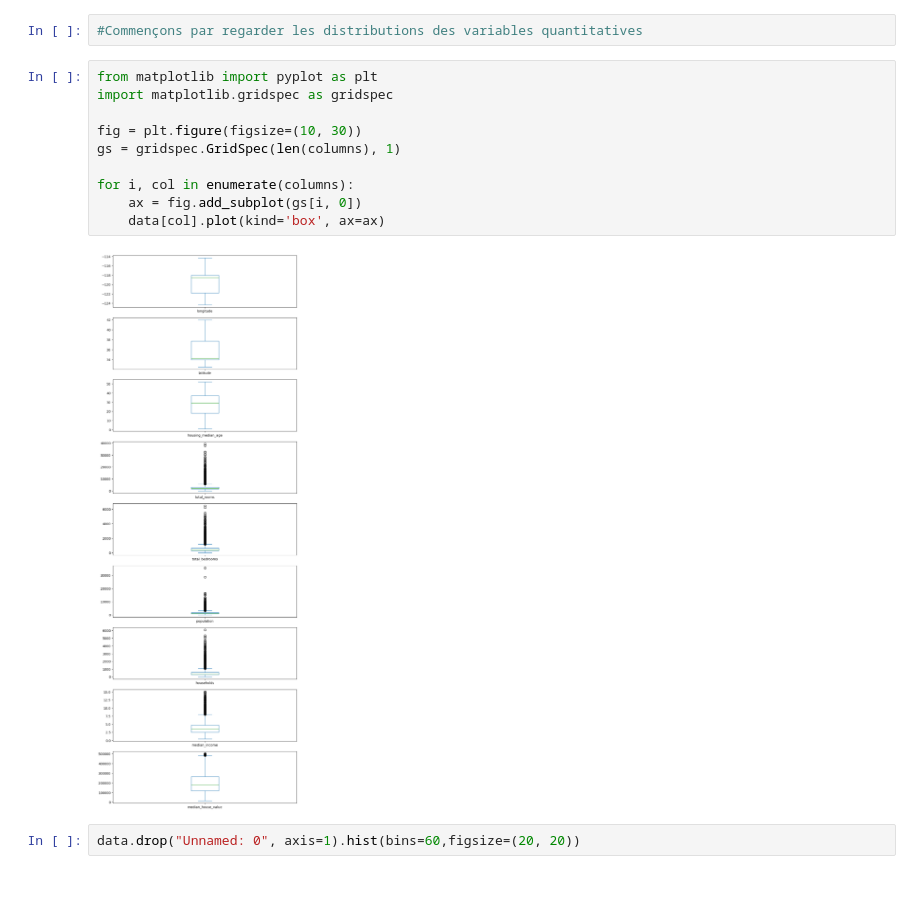
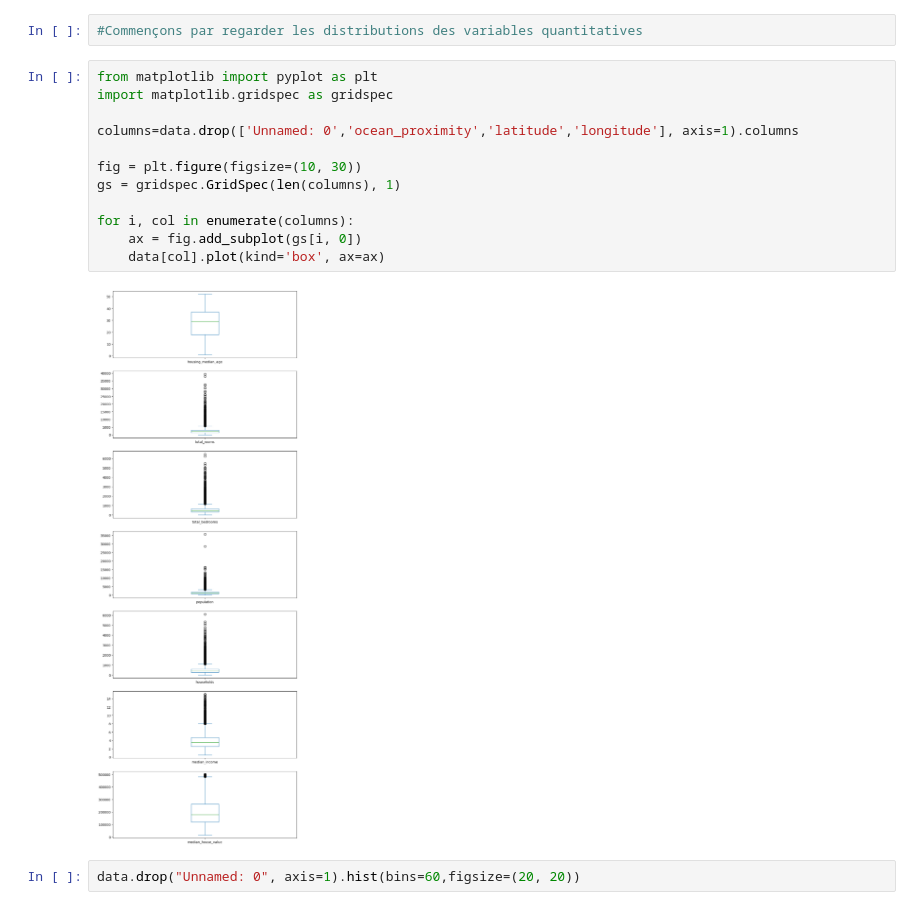
Before and after one commit to TristanLeMoyec/Projet-Immo, a Jupyter notebook: notebook_EDA.ipynb, the cells around one changed output. Drawn from its saved outputs; the diff is of its cells as text.

```diff
--- a/notebook_EDA.ipynb
+++ b/notebook_EDA.ipynb
@@ -204,15 +209,17 @@ Name: ocean_proximity, dtype: int64
 # %%
 from matplotlib import pyplot as plt
 import matplotlib.gridspec as gridspec
+
+columns=data.drop(['Unnamed: 0','ocean_proximity','latitude','longitude'], axis=1).columns
 
 fig = plt.figure(figsize=(10, 30))
 gs = gridspec.GridSpec(len(columns), 1)
 
 for i, col in enumerate(columns):
     ax = fig.add_subplot(gs[i, 0])
     data[col].plot(kind='box', ax=ax)
 # %% [output]
-[figure, old version]
+[figure, new version]
 # %%
 data.drop("Unnamed: 0", axis=1).hist(bins=60,figsize=(20, 20))
 # %% [output]
```
Also changed, not shown: parts of 47 cells of this notebook.
